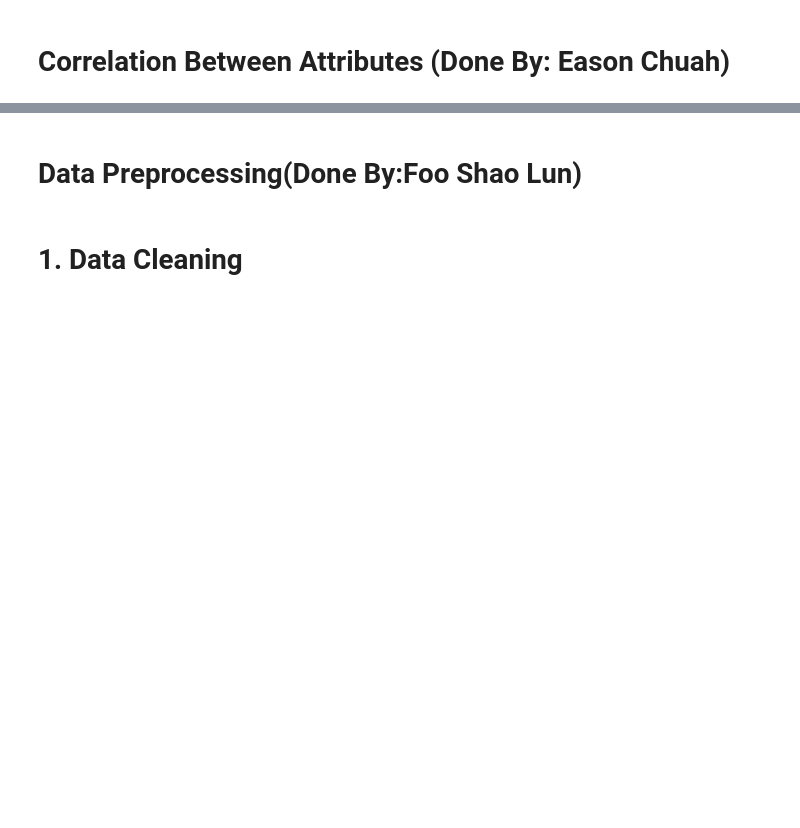
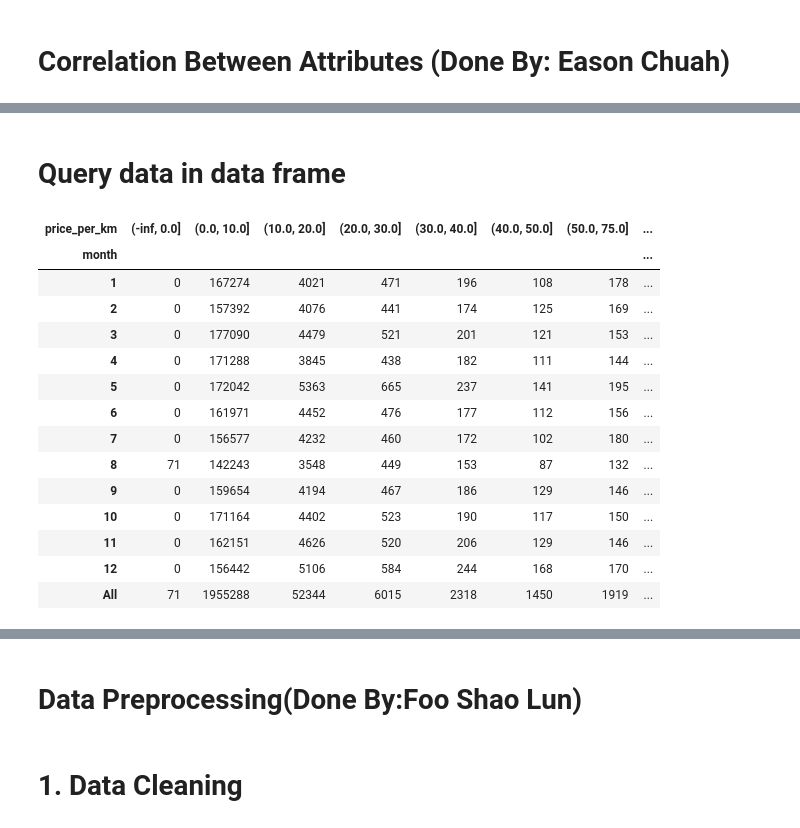
Before and after one commit to EricChan12311/DMA, a Jupyter notebook: DataMining.ipynb, the cells around one changed output, grey strips where cells are left out. Cells and saved outputs as stored; diff of their text form; code cells hidden in the pictures; blank space fills up the shorter version.

```diff
--- a/DataMining.ipynb
+++ b/DataMining.ipynb
@@ -123,0 +124,39 @@ plt.show()
+# %% [markdown]
+# Query data in data frame
+# %%
+import numpy as np
+
+# Calculate distance
+R = 6371
+lat1, lon1, lat2, lon2 = map(np.radians, [train_set['departure_lat'], train_set['departure_long'], train_set['arrival_lat'], train_set['arrival_long']])
+dlat = lat2 - lat1
+dlon = lon2 - lon1
+a = np.sin(dlat / 2)**2 + np.cos(lat1) * np.cos(lat2) * np.sin(dlon / 2)**2
+c = 2 * np.arctan2(np.sqrt(a), np.sqrt(1 - a))
+train_set['distance'] = R * c
+
+train_set['price_per_km'] = train_set['travel_fee'] / train_set['distance']
+train_set['departure_time'] = pd.to_datetime(train_set['departure_time'])
+# %%
+# 1. Month vs Price per km
+
+train_set['month'] = train_set['departure_time'].dt.month
+
+custom_bins = [-np.inf, 0, 10, 20, 30, 40, 50, 75, 100, np.inf]
+pd.crosstab(index=train_set['month'], columns=pd.cut(train_set['price_per_km'], custom_bins), margins=True)
+# %% [output]
+| price_per_km | (-inf, 0.0] | (0.0, 10.0] | (10.0, 20.0] | (20.0, 30.0] | (30.0, 40.0] | (40.0, 50.0] | (50.0, 75.0] | ... |
+| month |  |  |  |  |  |  |  | ... |
+| 1 | 0 | 167274 | 4021 | 471 | 196 | 108 | 178 | ... |
+| 2 | 0 | 157392 | 4076 | 441 | 174 | 125 | 169 | ... |
+| 3 | 0 | 177090 | 4479 | 521 | 201 | 121 | 153 | ... |
+| 4 | 0 | 171288 | 3845 | 438 | 182 | 111 | 144 | ... |
+| 5 | 0 | 172042 | 5363 | 665 | 237 | 141 | 195 | ... |
+| 6 | 0 | 161971 | 4452 | 476 | 177 | 112 | 156 | ... |
+| 7 | 0 | 156577 | 4232 | 460 | 172 | 102 | 180 | ... |
+| 8 | 71 | 142243 | 3548 | 449 | 153 | 87 | 132 | ... |
+| 9 | 0 | 159654 | 4194 | 467 | 186 | 129 | 146 | ... |
+| 10 | 0 | 171164 | 4402 | 523 | 190 | 117 | 150 | ... |
+| 11 | 0 | 162151 | 4626 | 520 | 206 | 129 | 146 | ... |
+| 12 | 0 | 156442 | 5106 | 584 | 244 | 168 | 170 | ... |
+| All | 71 | 1955288 | 52344 | 6015 | 2318 | 1450 | 1919 | ... |
```
Also changed, not shown: parts of 18 cells of this notebook.
